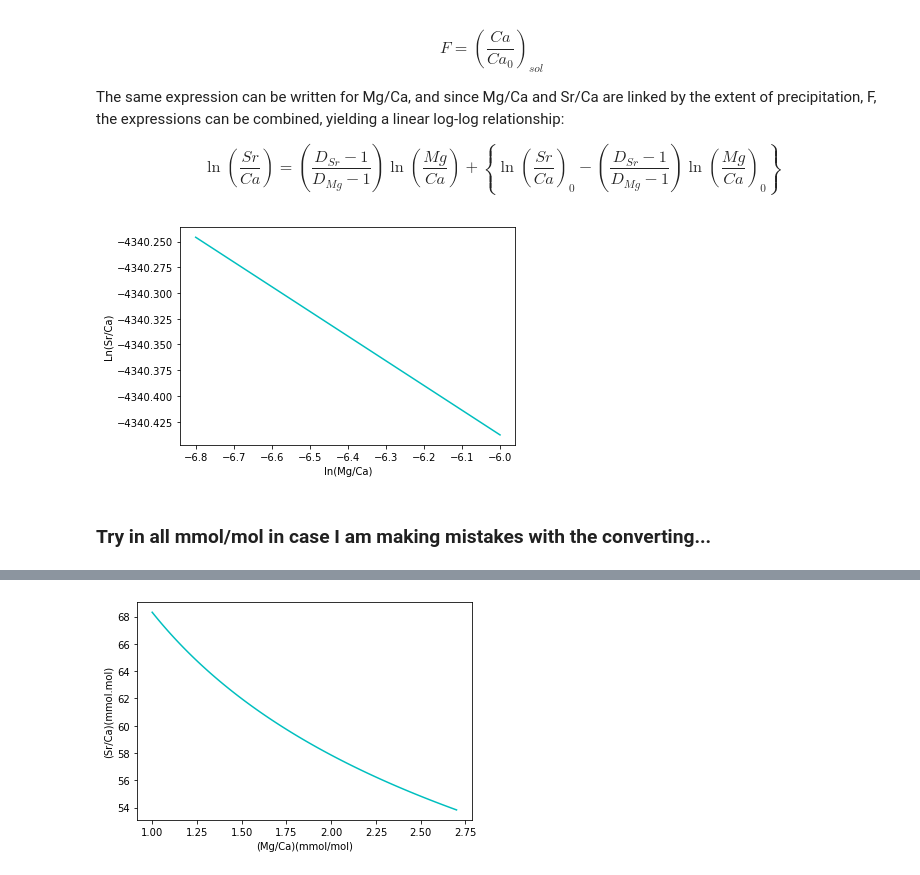
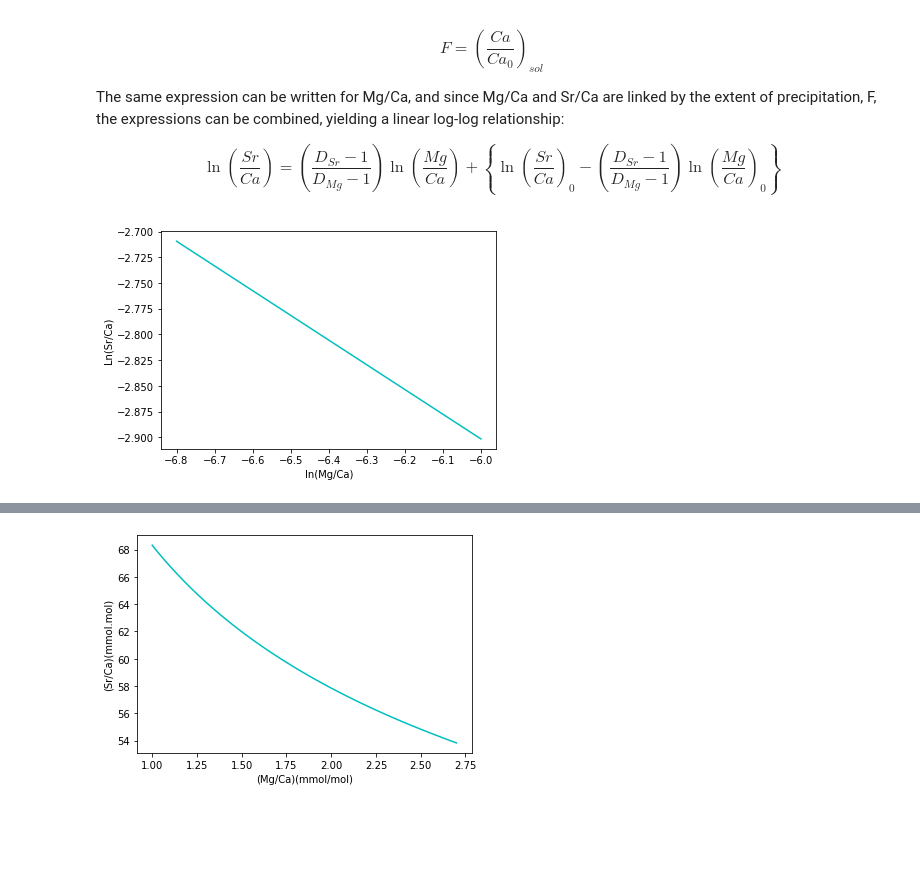
Before and after one commit to MadisonEast/Calcification-Models, a Jupyter notebook: Gagnon2007_batchmodel/Gagnon2007_batch_model.ipynb, the cells around one changed output, grey strips where cells are left out. Cells and saved outputs as stored; diff of their text form; code cells hidden in the pictures; blank space fills up the shorter version.

Commit message:
Progress and tidying
- New functions and figures added to both notebooks
- Comments added and notebooks cleaned up

```diff
--- a/Gagnon2007_batchmodel/Gagnon2007_batch_model.ipynb
+++ b/Gagnon2007_batchmodel/Gagnon2007_batch_model.ipynb
@@ -39,19 +39,17 @@ Dmg = 2.75e-4
 SrCa_sol0 = 8.8e-3 # mol/mol This is a 3% enrichment from natural seawater
 MgCa_sol0 = 5.1 # mol/mol seawater concentration
 
-MgCa_coral_ln = np.linspace(-6.8e-3,-6e-3,100)
+MgCa_coral_ln = np.linspace(-6.8,-6,100)
 # %%
-x = MgCa_coral_ln * 1e3  # converting to mmol/mol
+x = MgCa_coral_ln  # converting to mmol/mol
 
-plt.plot(x, (SrCaCoral_ln(Dsr, Dmg, MgCa_coral_ln, SrCa_sol0, MgCa_sol0))*1e3, alpha=1, color='c', label='0.01')
+plt.plot(x, (SrCaCoral_ln(Dsr, Dmg, MgCa_coral_ln, SrCa_sol0, MgCa_sol0)), alpha=1, color='c', label='0.01')
 
 #plt.xlim(-3,3)
 #plt.ylim(0,12)
 plt.xlabel('ln(Mg/Ca)')
 plt.ylabel('Ln(Sr/Ca)')
 plt.ticklabel_format(useOffset=False)
 #plt.legend(title="gamma=")
 # %% [output]
-[figure, old version]
+[figure, new version]
-# %% [markdown]
-### Try in all mmol/mol in case I am making mistakes with the converting...
```
Also changed, not shown: parts of 15 cells of this notebook, 1 other file.
